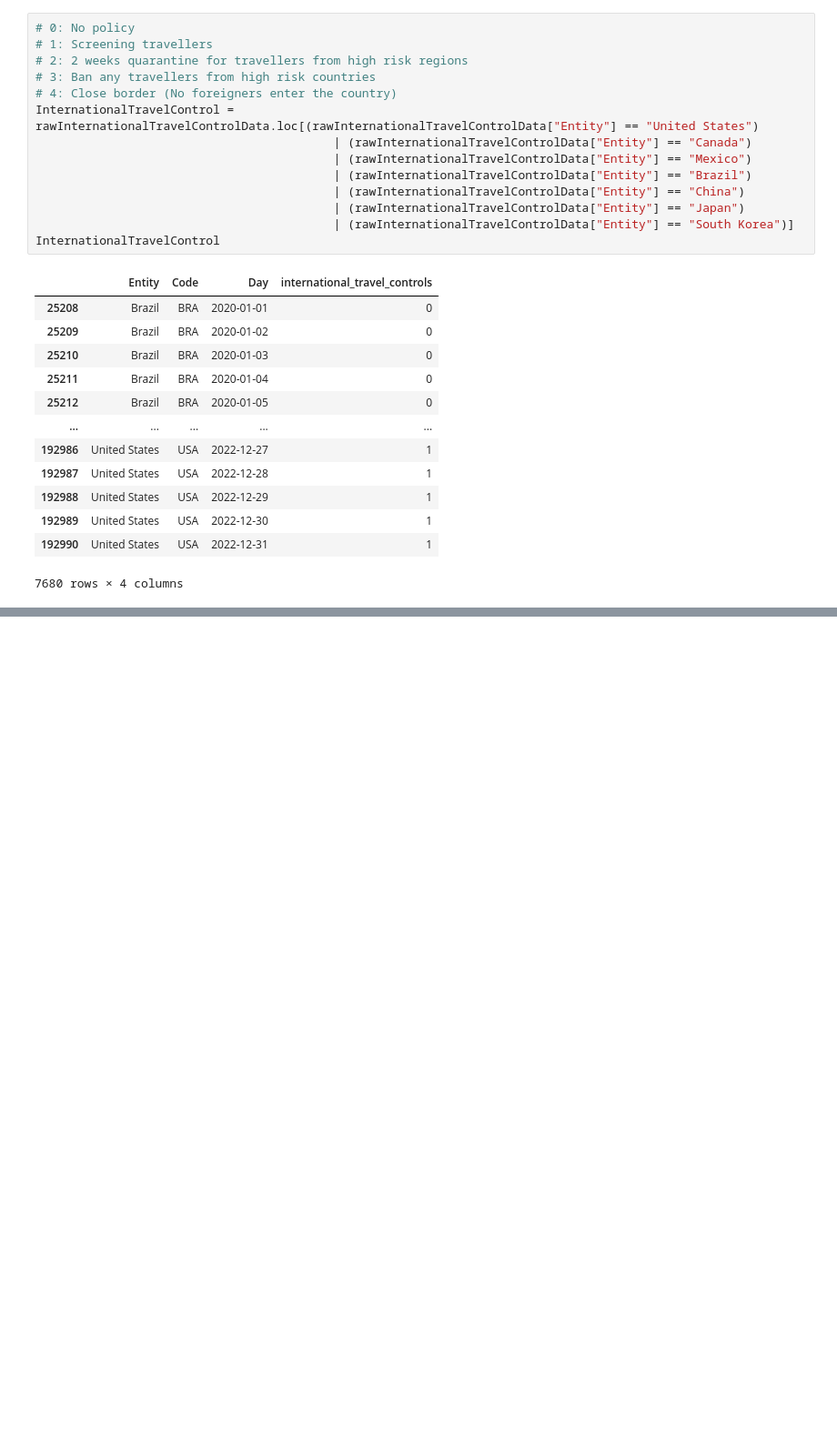
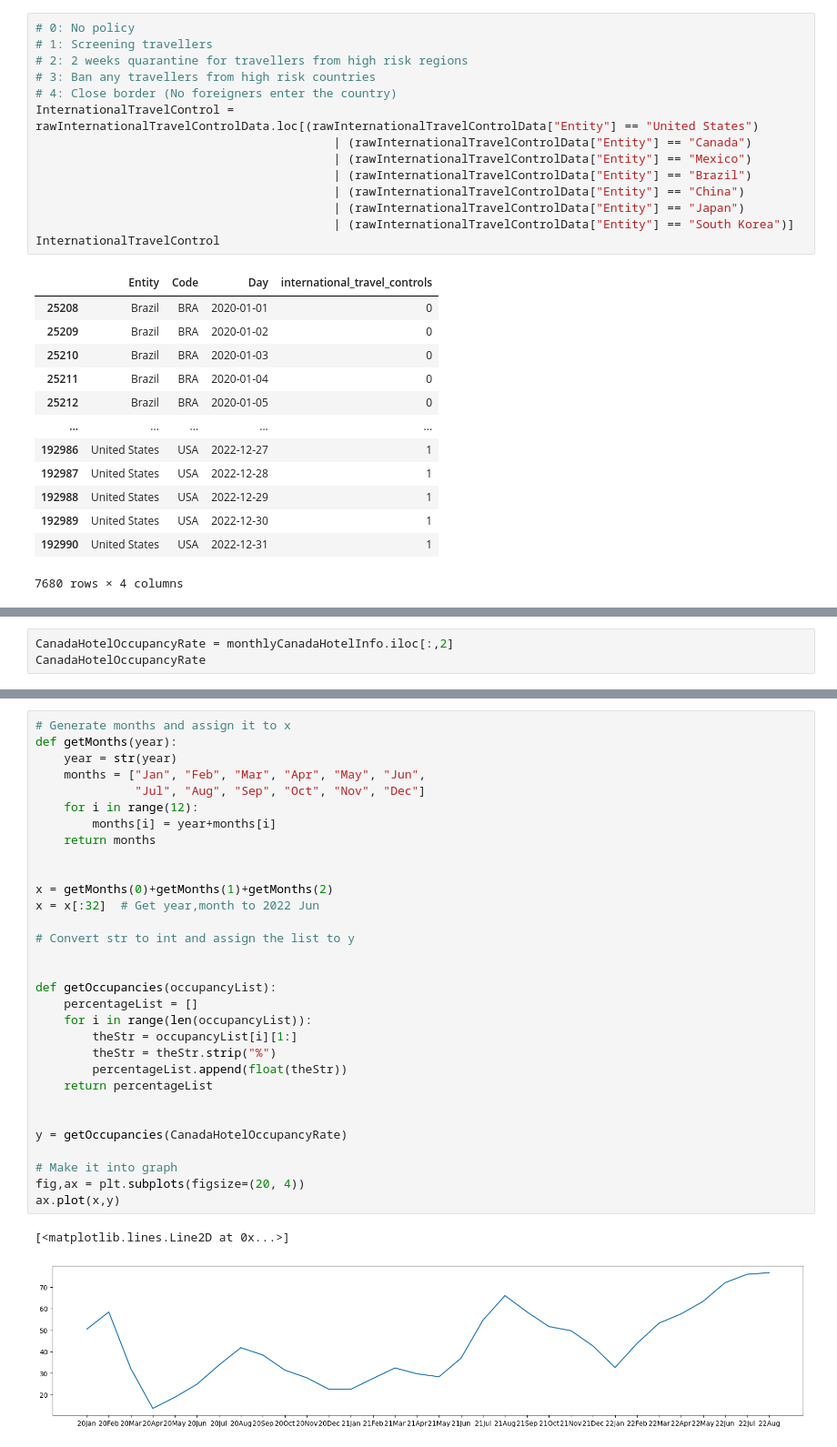
Before and after one commit to GrandChampion/Econ323-Final-project, a Jupyter notebook: main.ipynb, the cells around one changed output, grey strips where cells are left out. Shown: that part at 91% size. Saved outputs shown, nothing was run; the diff lists cells and outputs as text; blank space fills up the shorter version.

```diff
--- a/main.ipynb
+++ b/main.ipynb
@@ -125,0 +105,3 @@ CanadaHotelOccupancy
+# %%
+CanadaHotelOccupancyRate = monthlyCanadaHotelInfo.iloc[:,2]
+CanadaHotelOccupancyRate
@@ -125,0 +126,34 @@ CanadaHotelOccupancy
+# %%
+# Generate months and assign it to x
+def getMonths(year):
+    year = str(year)
+    months = ["Jan", "Feb", "Mar", "Apr", "May", "Jun",
+              "Jul", "Aug", "Sep", "Oct", "Nov", "Dec"]
+    for i in range(12):
+        months[i] = year+months[i]
+    return months
+
+
+x = getMonths(0)+getMonths(1)+getMonths(2)
+x = x[:32]  # Get year,month to 2022 Jun
+
+# Convert str to int and assign the list to y
+
+
+def getOccupancies(occupancyList):
+    percentageList = []
+    for i in range(len(occupancyList)):
+        theStr = occupancyList[i][1:]
+        theStr = theStr.strip("%")
+        percentageList.append(float(theStr))
+    return percentageList
+
+
+y = getOccupancies(CanadaHotelOccupancyRate)
+
+# Make it into graph
+fig,ax = plt.subplots(figsize=(20, 4))
+ax.plot(x,y)
+# %% [output]
+[<matplotlib.lines.Line2D at 0x...>]
+[figure, added]
```
Also changed, not shown: parts of 2 cells of this notebook.
